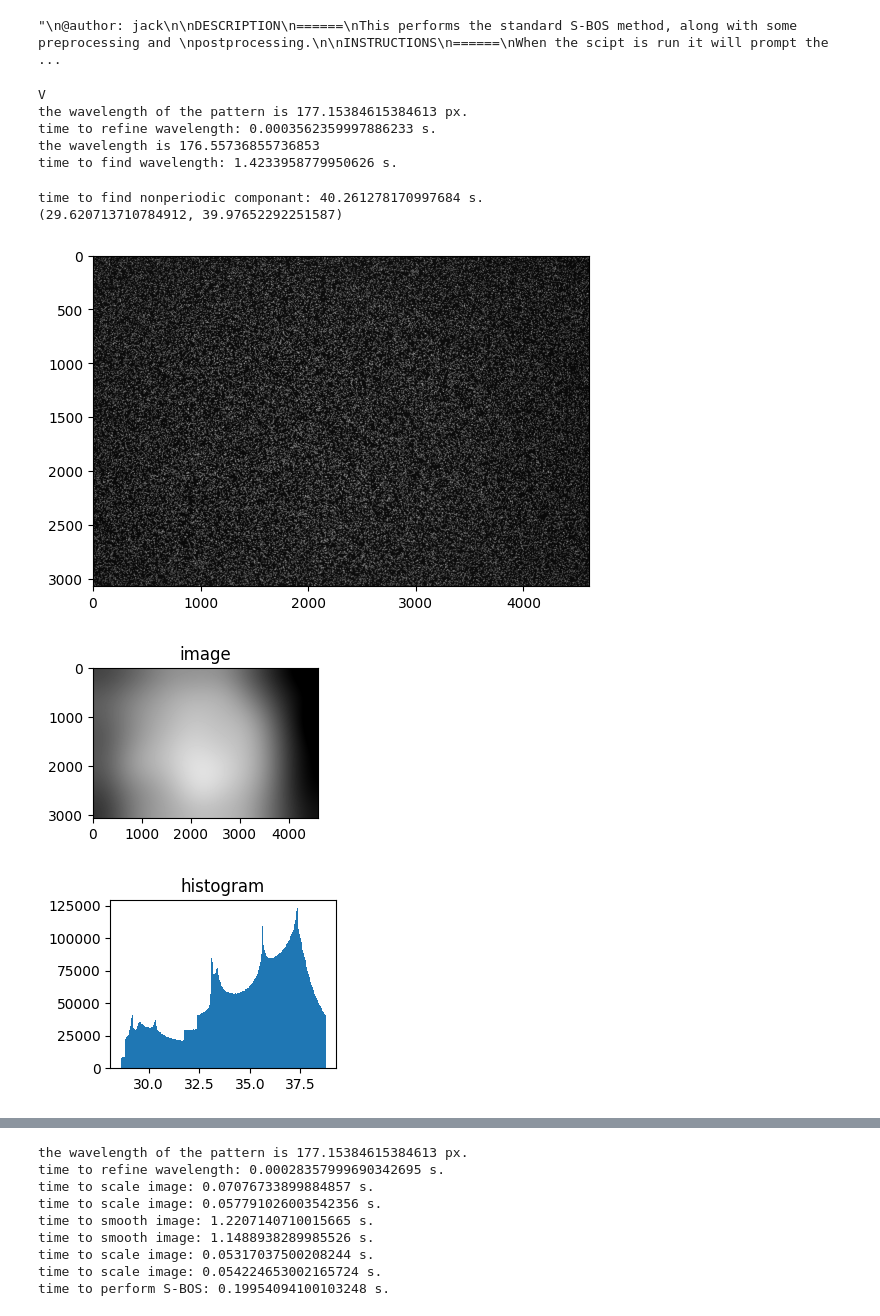
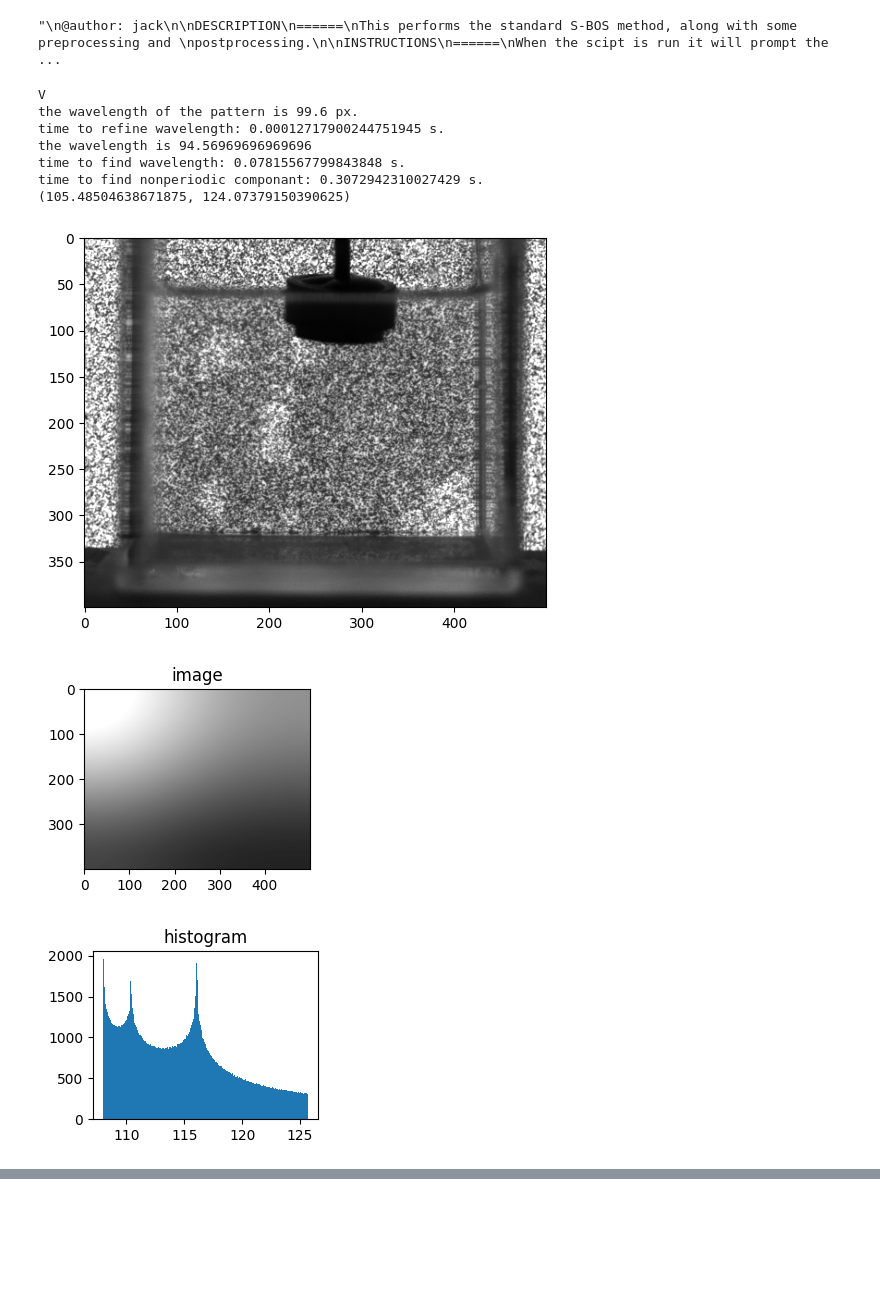
Before and after one commit to alexlib/Background-Oriented-Schlieren, a Jupyter notebook: process_images/process_sbos.ipynb, the cells around one changed output, grey strips where cells are left out. Drawn from its saved outputs; the diff is of its cells as text; code cells hidden in the pictures; blank space fills up the shorter version.

Commit message:
tried us images

```diff
--- a/process_images/process_sbos.ipynb
+++ b/process_images/process_sbos.ipynb
@@ -247,11 +248,19 @@ def scale(image):
 # %%
 import cv2
 #------------------------------------------------------------
-imgFilename = '../raw_images/dots/30cm/5percent/DSC_0780.JPG'
-refImgFilename = '../raw_images/dots/30cm/5percent/reference.JPG'
+# imgFilename = '../raw_images/dots/30cm/5percent/DSC_0780.JPG'
+# refImgFilename = '../raw_images/dots/30cm/5percent/reference.JPG'
 
-Img = cv2.imread(imgFilename,0)
-refImg = cv2.imread(refImgFilename,0)
+imgFilename = '/media/user/ExtremePro/1MHz_Large/C001H001S0001/C001H001S0001005184.tif'
+refImgFilename = '/media/user/ExtremePro/1MHz_Large/C001H001S0001/C001H001S0001000001.tif'
+
+
+Img = imread(imgFilename)
+refImg = imread(refImgFilename)
+
+Img = Img[500:900,200:700]
+refImg = refImg[500:900,200:700]
+
 height,width = refImg.shape
 orientation = determine_orientation(refImg)
 Img = np.float32(Img)
@@ -259,15 +280,5 @@ refImg = np.float32(refImg)
 # %%
 
-
-#------------------------------------------------------------
-# add a function to crop the image
-left = 0
-right = width
-top = 0
-bottom = height
-Img = Img[top:bottom,left:right]
-refImg = refImg[top:bottom,left:right]
-height,width = refImg.shape
 plt.figure()
 plt.imshow(refImg,cmap='gray')
 orientation = determine_orientation(refImg)
@@ -293,50 +304,39 @@ else:
 
 #------------------------------------------------------------
 # perform various preprocessing operations
 wavelength = find_wavelength(refImg,orientation)
 
 #display_image(Img)
 #display_image(refImg)
 
 Img = scale(Img)
 refImg = scale(refImg)
 
 sigmaPerWavelength = 1.0/16.0
 Img = remove_noise(Img, wavelength, sigmaPerWavelength)
 refImg = remove_noise(refImg, wavelength, sigmaPerWavelength)
 
 #display_image(Img)
 #display_image(refImg)
 
 Iout, Iavggrad, Idiff = perform_bos(Img, refImg, orientation)
 
 #display_image(Iout)
 #plt.show()
 
 
 # blur image to remove S-BOS artifacts
 sigma = wavelength
 fIout = scipy.ndimage.gaussian_filter(Iout, sigma, order=0)
 display_image(fIout)
-
-
-#------------------------------------------------------------
-# ask user if they would like to save files
-saveChoice = True
-if saveChoice:
-    outputFilename = 'sBOS_results_' + time.strftime("%Y-%m-%d") +'.jpg'
-    scipy.ndimage.imsave(outputFilename, fIout)
-    print('saved image as ' + outputFilename)
-else:
-    print('You have chosen not to save the image')
 # %% [output]
 V
-the wavelength of the pattern is 177.15384615384613 px.
-time to refine wavelength: 0.0003562359997886233 s.
-the wavelength is 176.55736855736853
-time to find wavelength: 1.4233958779950626 s.
+the wavelength of the pattern is 99.6 px.
+time to refine wavelength: 0.00012717900244751945 s.
+the wavelength is 94.56969696969696
+time to find wavelength: 0.07815567799843848 s.
+time to find nonperiodic componant: 0.3072942310027429 s.
+(105.48504638671875, 124.07379150390625)
-time to find nonperiodic componant: 40.261278170997684 s.
-(29.620713710784912, 39.97652292251587)
-[figure, old version]
+[figure, new version]
-[figure, old version]
+[figure, new version]
-[figure, old version]
+[figure, new version]
@@ -344,9 +343,0 @@ time to find nonperiodic componant: 40.261278170997684 s.
-the wavelength of the pattern is 177.15384615384613 px.
-time to refine wavelength: 0.00028357999690342695 s.
-time to scale image: 0.07076733899884857 s.
-time to scale image: 0.057791026003542356 s.
-time to smooth image: 1.2207140710015665 s.
-time to smooth image: 1.1488938289985526 s.
-time to scale image: 0.05317037500208244 s.
-time to scale image: 0.054224653002165724 s.
-time to perform S-BOS: 0.19954094100103248 s.
```
Also changed, not shown: parts of 3 cells of this notebook.
